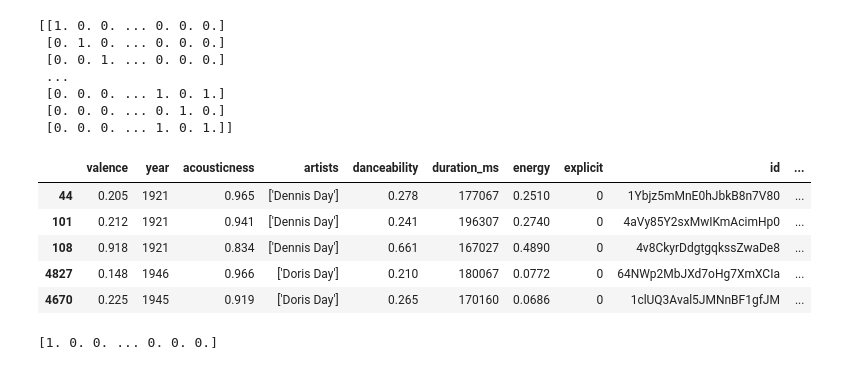
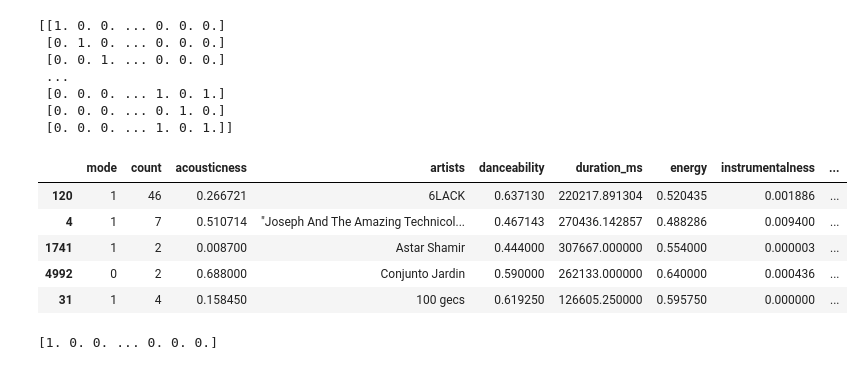
Before and after one commit to J4QK2/MusicRecommendationSystem, a Jupyter notebook: musicRecommendation.ipynb, the cells around one changed output. Cells and saved outputs as stored; diff of their text form; code cells hidden in the pictures.

```diff
--- a/musicRecommendation.ipynb
+++ b/musicRecommendation.ipynb
@@ -281,17 +297,17 @@ print(similarity_matrix)
  [0. 0. 0. ... 0. 1. 0.]
  [0. 0. 0. ... 1. 0. 1.]]
 # %%
-similar = similarity_matrix[1]
+similar = similarity_matrix[4]
 top_indices = np.argsort(similar)[::-1][1:6]
 # %%
-df.iloc[top_indices]
+final_artists_df.iloc[top_indices]
 # %% [output]
-|  | valence | year | acousticness | artists | danceability | duration_ms | energy | explicit | id | ... |
-| 44 | 0.205 | 1921 | 0.965 | ['Dennis Day'] | 0.278 | 177067 | 0.2510 | 0 | 1Ybjz5mMnE0hJbkB8n7V80 | ... |
-| 101 | 0.212 | 1921 | 0.941 | ['Dennis Day'] | 0.241 | 196307 | 0.2740 | 0 | 4aVy85Y2sxMwIKmAcimHp0 | ... |
-| 108 | 0.918 | 1921 | 0.834 | ['Dennis Day'] | 0.661 | 167027 | 0.4890 | 0 | 4v8CkyrDdgtgqkssZwaDe8 | ... |
-| 4827 | 0.148 | 1946 | 0.966 | ['Doris Day'] | 0.210 | 180067 | 0.0772 | 0 | 64NWp2MbJXd7oHg7XmXCIa | ... |
-| 4670 | 0.225 | 1945 | 0.919 | ['Doris Day'] | 0.265 | 170160 | 0.0686 | 0 | 1clUQ3Aval5JMNnBF1gfJM | ... |
+|  | mode | count | acousticness | artists | danceability | duration_ms | energy | instrumentalness | ... |
+| 120 | 1 | 46 | 0.266721 | 6LACK | 0.637130 | 220217.891304 | 0.520435 | 0.001886 | ... |
+| 4 | 1 | 7 | 0.510714 | "Joseph And The Amazing Technicol... | 0.467143 | 270436.142857 | 0.488286 | 0.009400 | ... |
+| 1741 | 1 | 2 | 0.008700 | Astar Shamir | 0.444000 | 307667.000000 | 0.554000 | 0.000003 | ... |
+| 4992 | 0 | 2 | 0.688000 | Conjunto Jardin | 0.590000 | 262133.000000 | 0.640000 | 0.000436 | ... |
+| 31 | 1 | 4 | 0.158450 | 100 gecs | 0.619250 | 126605.250000 | 0.595750 | 0.000000 | ... |
 # %%
 print(similarity_matrix[0])
 # %% [output]
```
Also changed, not shown: parts of 6 cells of this notebook.
